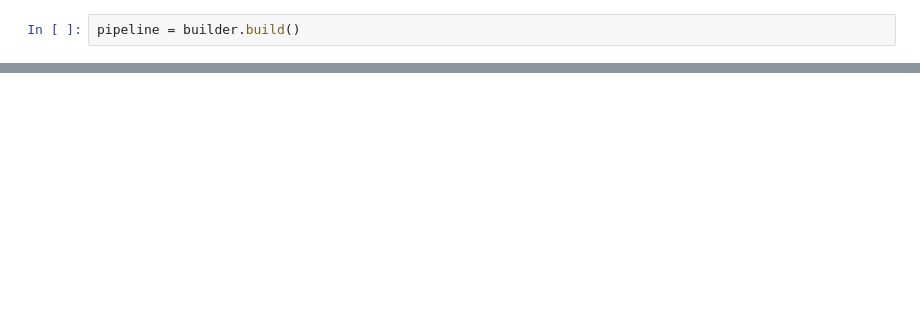
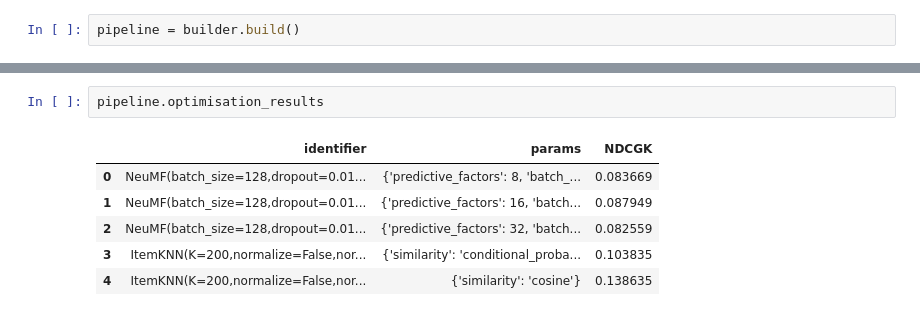
Before and after one commit to LienM/recpack, a Jupyter notebook: examples/Implement NeuMF.ipynb, the cells around one changed output, grey strips where cells are left out. Cells and saved outputs as stored; diff of their text form; blank space fills up the shorter version.

```diff
--- a/examples/Implement NeuMF.ipynb
+++ b/examples/Implement NeuMF.ipynb
@@ -836,3 +700,12 @@ pd.DataFrame.from_dict(pipeline.get_metrics()).T
+# %%
+pipeline.optimisation_results
+# %% [output]
+|  | identifier | params | NDCGK |
+| 0 | NeuMF(batch_size=128,dropout=0.01... | {'predictive_factors': 8, 'batch_... | 0.083669 |
+| 1 | NeuMF(batch_size=128,dropout=0.01... | {'predictive_factors': 16, 'batch... | 0.087949 |
+| 2 | NeuMF(batch_size=128,dropout=0.01... | {'predictive_factors': 32, 'batch... | 0.082559 |
+| 3 | ItemKNN(K=200,normalize=False,nor... | {'similarity': 'conditional_proba... | 0.103835 |
+| 4 | ItemKNN(K=200,normalize=False,nor... | {'similarity': 'cosine'} | 0.138635 |
 # %%
 pipeline.get_metrics_dataframe(short=True)
 # %% [output]
```
Also changed, not shown: parts of 51 cells of this notebook.
